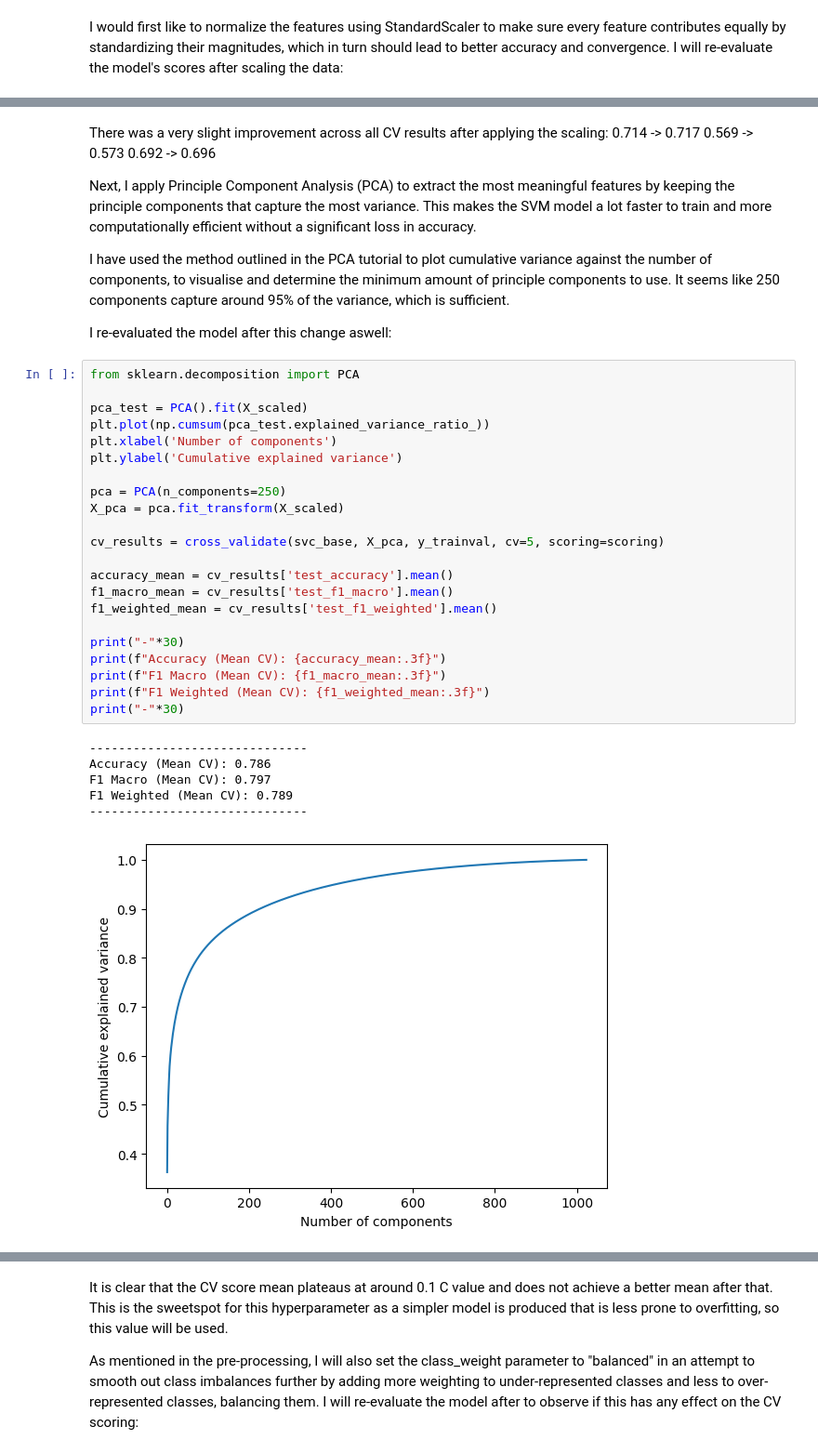
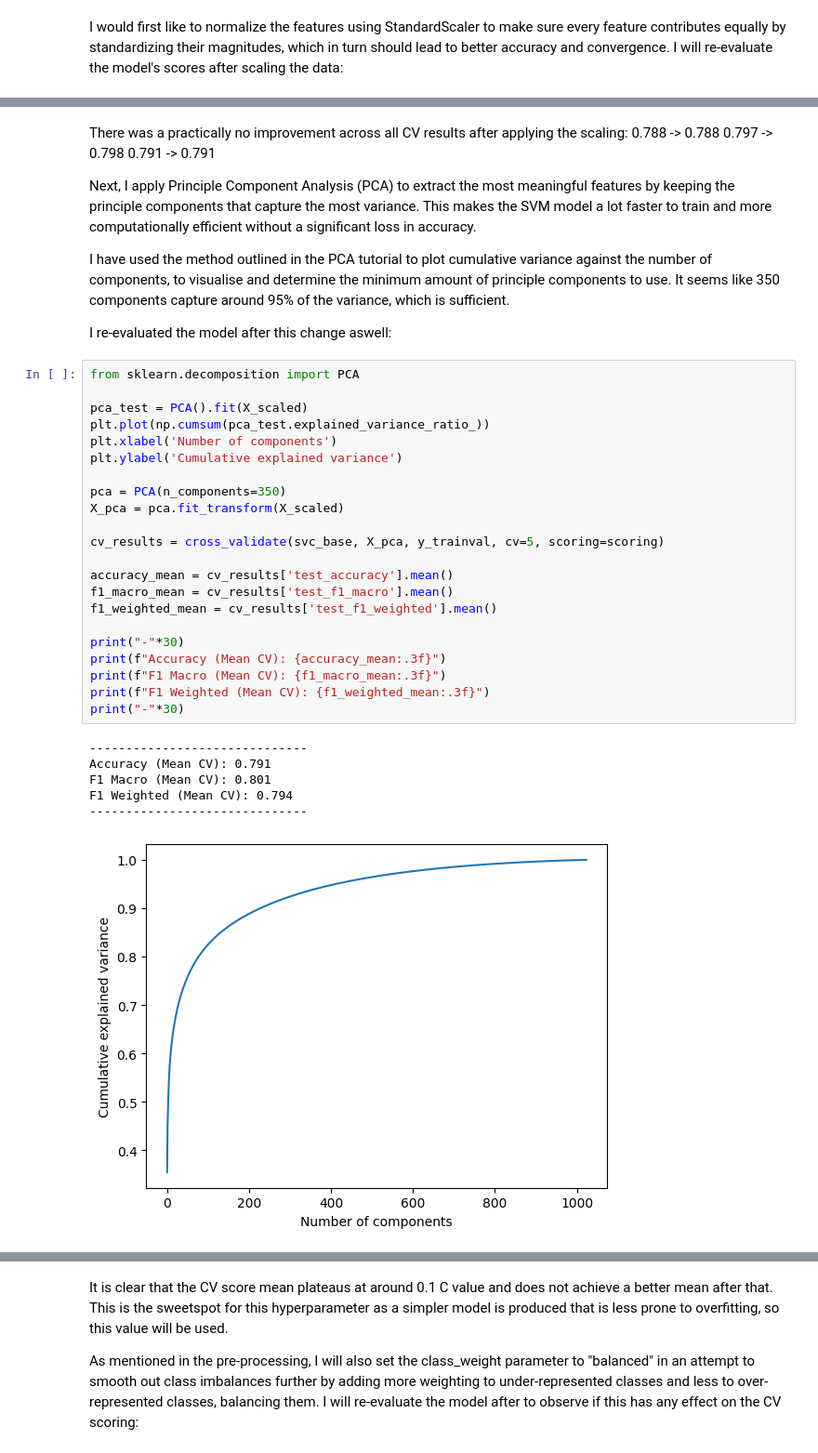
Before and after one commit to yarik-kra/Intro-AI-Coursework, a Jupyter notebook: svm-classifer-model.ipynb, the cells around one changed output, grey strips where cells are left out. Shown at 93% size. Saved outputs shown, nothing was run; the diff lists cells and outputs as text.

```diff
--- a/svm-classifer-model.ipynb
+++ b/svm-classifer-model.ipynb
@@ -239,43 +238,43 @@ F1 Weighted (Mean CV): 0.785
 ------------------------------
 # %% [markdown]
-There was a very slight improvement across all CV results after applying the scaling:
-0.714 -> 0.717
-0.569 -> 0.573
-0.692 -> 0.696
+There was a practically no improvement across all CV results after applying the scaling:
+0.788 -> 0.788
+0.797 -> 0.798
+0.791 -> 0.791
 
 Next, I apply Principle Component Analysis (PCA) to extract the most meaningful features by keeping the principle components that capture the most variance. This makes the SVM model a lot faster to train and more computationally efficient without a significant loss in accuracy.
 
 I have used the method outlined in the PCA tutorial to plot cumulative variance against the number of components, to visualise and determine the minimum amount of principle components to use.
-It seems like 250 components capture around 95% of the variance, which is sufficient.
+It seems like 350 components capture around 95% of the variance, which is sufficient.
 
 I re-evaluated the model after this change aswell:
 # %%
 from sklearn.decomposition import PCA
 
 pca_test = PCA().fit(X_scaled)
 plt.plot(np.cumsum(pca_test.explained_variance_ratio_))
 plt.xlabel('Number of components')
 plt.ylabel('Cumulative explained variance')
 
-pca = PCA(n_components=250)
+pca = PCA(n_components=350)
 X_pca = pca.fit_transform(X_scaled)
 
 cv_results = cross_validate(svc_base, X_pca, y_trainval, cv=5, scoring=scoring)
 
 accuracy_mean = cv_results['test_accuracy'].mean()
 f1_macro_mean = cv_results['test_f1_macro'].mean()
 f1_weighted_mean = cv_results['test_f1_weighted'].mean()
 
 print("-"*30)
 print(f"Accuracy (Mean CV): {accuracy_mean:.3f}")
 print(f"F1 Macro (Mean CV): {f1_macro_mean:.3f}")
 print(f"F1 Weighted (Mean CV): {f1_weighted_mean:.3f}")
 print("-"*30)
 # %% [output]
 ------------------------------
-Accuracy (Mean CV): 0.786
-F1 Macro (Mean CV): 0.797
-F1 Weighted (Mean CV): 0.789
+Accuracy (Mean CV): 0.791
+F1 Macro (Mean CV): 0.801
+F1 Weighted (Mean CV): 0.794
 ------------------------------
-[figure, old version]
+[figure, new version]
 # %% [markdown]
```
Also changed, not shown: parts of 13 cells of this notebook.
